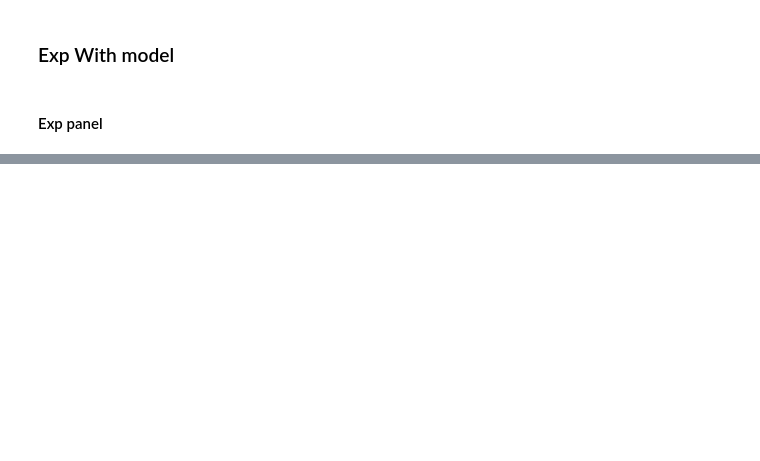
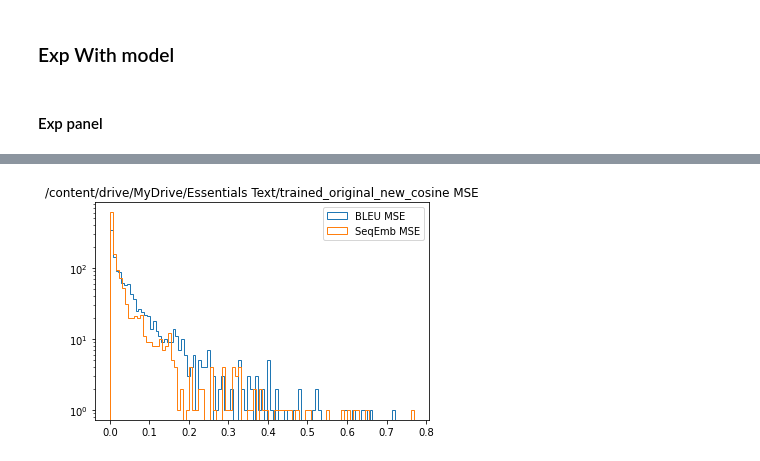
Before and after one commit to JunTu-XD/EmbeddingBleu, a Jupyter notebook: Embedding_Bleu.ipynb, the cells around one changed output, grey strips where cells are left out. Saved outputs shown, nothing was run; the diff lists cells and outputs as text; code cells hidden in the pictures; blank space fills up the shorter version.

```diff
--- a/Embedding_Bleu.ipynb
+++ b/Embedding_Bleu.ipynb
@@ -215,0 +284,2 @@ Text(0.5, 1.0, 'MQM data distribution')
+# %%
+nlp = spacy.load('en_core_web_lg')
@@ -373,6 +540,7 @@ def experiment(embedding_func, score_func, **args):
 
 
 def analysis_error(data_name):
+    global device
      # error
     with open(f'{data_name}.pkl', "rb") as fIn:
         stored_data = pickle.load(fIn)
@@ -384,14 +552,7 @@ def analysis_error(data_name):
         cus_error = error_wrapper("square_loss", cus_score.to(device), human_ratings.to(device))
 
         result = sum_up_errors(cus_error.to(device),  bleu_error.to(device))
-        # special cases. produce value -1 =1e-7
-        cus_score[cus_score>1]=1.0
-        bleu[bleu>1]=1.0
-        human_ratings[human_ratings>1]=1.0
 
-        cus_score[cus_score<0]=0
-        bleu[bleu<0]=0
-        human_ratings[human_ratings<0]=0
         print(f"result {data_name}")
         print(f"native cnt: {result}")
 
@@ -400,9 +561,6 @@ def analysis_error(data_name):
 
         print(f"MAE cus: {torch.nn.functional.l1_loss(cus_score.to(device), human_ratings.to(device) )}")
         print(f"MAE bleu: {torch.nn.functional.l1_loss(bleu.to(device), human_ratings.to(device) )}")
-
-        print(f"BCE cus: {torch.nn.functional.binary_cross_entropy(cus_score.to(device), human_ratings.to(device) )}")
-        print(f"BCE bleu: {torch.nn.functional.binary_cross_entropy(bleu.to(device), human_ratings.to(device) )}")
 
         return bleu_error,cus_error
 def save_data(data, path):
@@ -416,9 +574,9 @@ def plot(data_name):
     global figure_idx
     bleu_error,cus_error = analysis_error(data_name)
     plt.figure(figure_idx)
-    plt.hist(bleu_error, bins=np.linspace(0,1,100), density=False, histtype="step", label="BLEU MSE")
+    plt.hist(bleu_error, bins=100, density=False, histtype="step", label="BLEU MSE")
     plt.title(f"{data_name} MSE")
-    plt.hist(cus_error.to("cpu"),bins=np.linspace(0,1,100), density=False, label="SeqEmb MSE",histtype="step",)
+    plt.hist(cus_error.to("cpu"),bins=100, density=False, label="SeqEmb MSE",histtype="step",)
     plt.yscale("log")
     plt.legend()
     figure_idx+=1
@@ -544,0 +595,75 @@ BCE bleu: 0.5306465029716492
+# %%
+data_base = "/content/drive/MyDrive/Essentials Text/"
+
+exp_params = [
+    {
+        "only_plot":True,
+        "train":False,
+        "data_base": data_base,
+        "model_name": "trained_original_new",
+        "similarity": "cosine",
+        "disorder_percentage": 0,
+        "disorder_cnt": 0,
+        "disorder_swap_dist": 0,
+        "label_penality": 0,
+    },
+
+    {
+        "only_plot":True,
+        "train":False,
+        "data_base": data_base,
+        "model_name": "pretrained",
+        "similarity": "cosine",
+        "disorder_percentage": 0,
+        "disorder_cnt": 0,
+        "disorder_swap_dist": 0,
+        "label_penality": 0,
+    }
+    ]
+# "trained_disorder_pen_{label_penality}_p_{disorder_percentage}  cnt =3 ,dist =1
+for disorder_percentage in [0.5, 0.8, 1]:
+    for label_penality in [0, 0.04, 0.08, 0.1]:
+        exp_params.append({
+            "only_plot":True,
+            "train":False,
+            "data_base": data_base,
+            "model_name": f"trained_disorder_pen_{label_penality}_p_{disorder_percentage}",
+            "similarity": "cosine",
+            "disorder_percentage": disorder_percentage,
+            "disorder_cnt": 2,
+            "disorder_swap_dist": 3,
+            "label_penality": label_penality,
+        })
+
+for disorder_percentage in [0.5, 0.8, 1]:
+    for label_penality in [0, 0.04, 0.08, 0.1]:
+        exp_params.append({
+            "only_plot":True,
+            "train":False,
+            "data_base": data_base,
+            "model_name": f"trained_disorder_pen_{label_penality}_p_{disorder_percentage}_cnt_2_dist_3",
+            "similarity": "cosine",
+            "disorder_percentage": disorder_percentage,
+            "disorder_cnt": 2,
+            "disorder_swap_dist": 3,
+            "label_penality": label_penality,
+        })
+
+for disorder_percentage in [0.5]:
+    for label_penality in [0.2, 0.3, 0.4]:
+        exp_params.append({
+            "only_plot":True,
+            "train":False,
+            "data_base": data_base,
+            "model_name": f"trained_disorder_pen_{label_penality}_p_{disorder_percentage}_cnt_2_dist_3",
+            "similarity": "cosine",
+            "disorder_percentage": disorder_percentage,
+            "disorder_cnt": 2,
+            "disorder_swap_dist": 3,
+            "label_penality": label_penality,
+        })
+
+
+for param in exp_params:
+    run(**param)
+# %% [output]
@@ -544,0 +721 @@ BCE bleu: 0.5306465029716492
+[figure, added]
```
Also changed, not shown: parts of 23 cells of this notebook.
